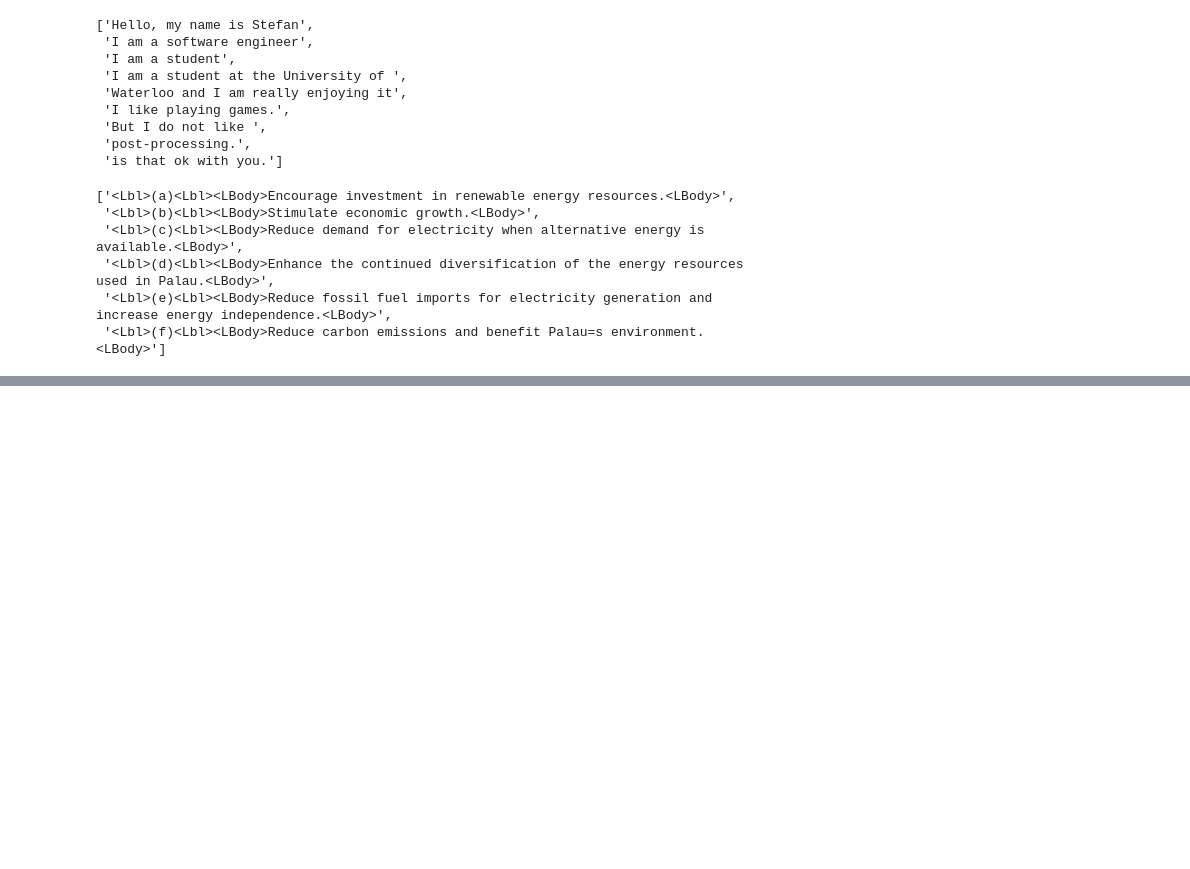
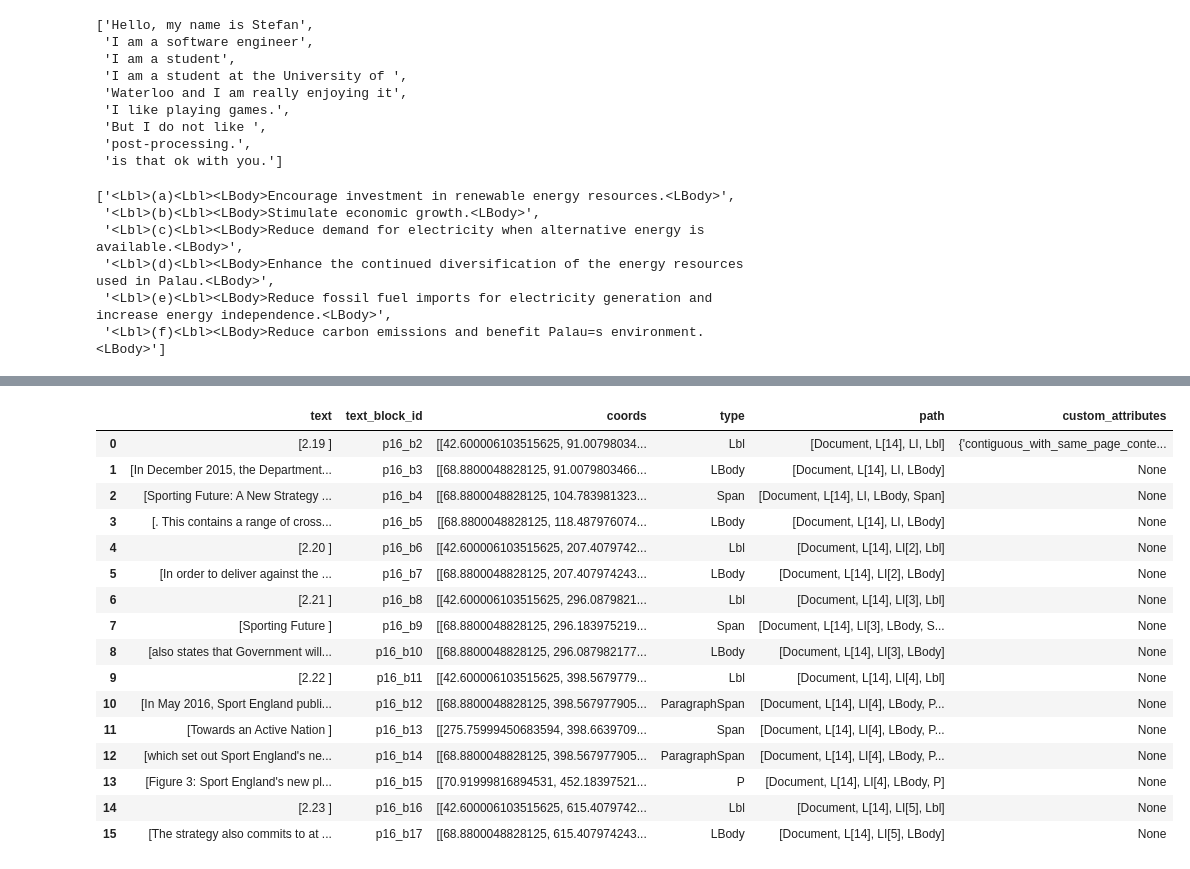
Before and after one commit to climatepolicyradar/navigator, a Jupyter notebook: pipeline/investigate_hyphen_wrapping.ipynb, the cells around one changed output, grey strips where cells are left out. Drawn from its saved outputs; the diff is of its cells as text; code cells hidden in the pictures; blank space fills up the shorter version.

```diff
--- a/pipeline/investigate_hyphen_wrapping.ipynb
+++ b/pipeline/investigate_hyphen_wrapping.ipynb
@@ -207,0 +242,22 @@ pd.DataFrame(dd2)
+# %%
+df=pd.DataFrame(d3)
+# %%
+df
+# %% [output]
+|  | text | text_block_id | coords | type | path | custom_attributes |
+| 0 | [2.19 ] | p16_b2 | [[42.600006103515625, 91.00798034... | Lbl | [Document, L[14], LI, Lbl] | {'contiguous_with_same_page_conte... |
+| 1 | [In December 2015, the Department... | p16_b3 | [[68.8800048828125, 91.0079803466... | LBody | [Document, L[14], LI, LBody] | None |
+| 2 | [Sporting Future: A New Strategy ... | p16_b4 | [[68.8800048828125, 104.783981323... | Span | [Document, L[14], LI, LBody, Span] | None |
+| 3 | [. This contains a range of cross... | p16_b5 | [[68.8800048828125, 118.487976074... | LBody | [Document, L[14], LI, LBody] | None |
+| 4 | [2.20 ] | p16_b6 | [[42.600006103515625, 207.4079742... | Lbl | [Document, L[14], LI[2], Lbl] | None |
+| 5 | [In order to deliver against the ... | p16_b7 | [[68.8800048828125, 207.407974243... | LBody | [Document, L[14], LI[2], LBody] | None |
+| 6 | [2.21 ] | p16_b8 | [[42.600006103515625, 296.0879821... | Lbl | [Document, L[14], LI[3], Lbl] | None |
+| 7 | [Sporting Future ] | p16_b9 | [[68.8800048828125, 296.183975219... | Span | [Document, L[14], LI[3], LBody, S... | None |
+| 8 | [also states that Government will... | p16_b10 | [[68.8800048828125, 296.087982177... | LBody | [Document, L[14], LI[3], LBody] | None |
+| 9 | [2.22 ] | p16_b11 | [[42.600006103515625, 398.5679779... | Lbl | [Document, L[14], LI[4], Lbl] | None |
+| 10 | [In May 2016, Sport England publi... | p16_b12 | [[68.8800048828125, 398.567977905... | ParagraphSpan | [Document, L[14], LI[4], LBody, P... | None |
+| 11 | [Towards an Active Nation ] | p16_b13 | [[275.75999450683594, 398.6639709... | Span | [Document, L[14], LI[4], LBody, P... | None |
+| 12 | [which set out Sport England's ne... | p16_b14 | [[68.8800048828125, 398.567977905... | ParagraphSpan | [Document, L[14], LI[4], LBody, P... | None |
+| 13 | [Figure 3: Sport England's new pl... | p16_b15 | [[70.91999816894531, 452.18397521... | P | [Document, L[14], LI[4], LBody, P] | None |
+| 14 | [2.23 ] | p16_b16 | [[42.600006103515625, 615.4079742... | Lbl | [Document, L[14], LI[5], Lbl] | None |
+| 15 | [The strategy also commits to at ... | p16_b17 | [[68.8800048828125, 615.407974243... | LBody | [Document, L[14], LI[5], LBody] | None |
```
Also changed, not shown: parts of 15 cells of this notebook, 1 other file.
